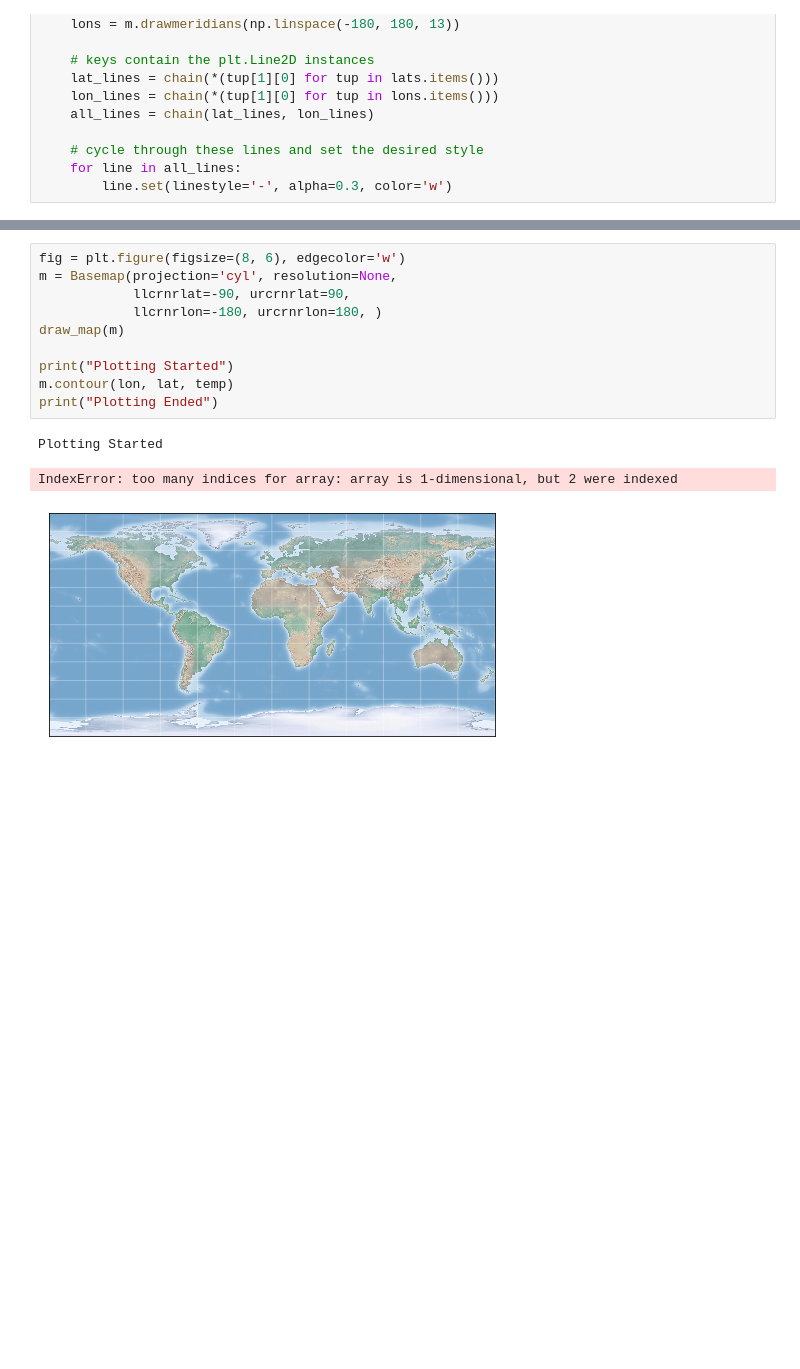
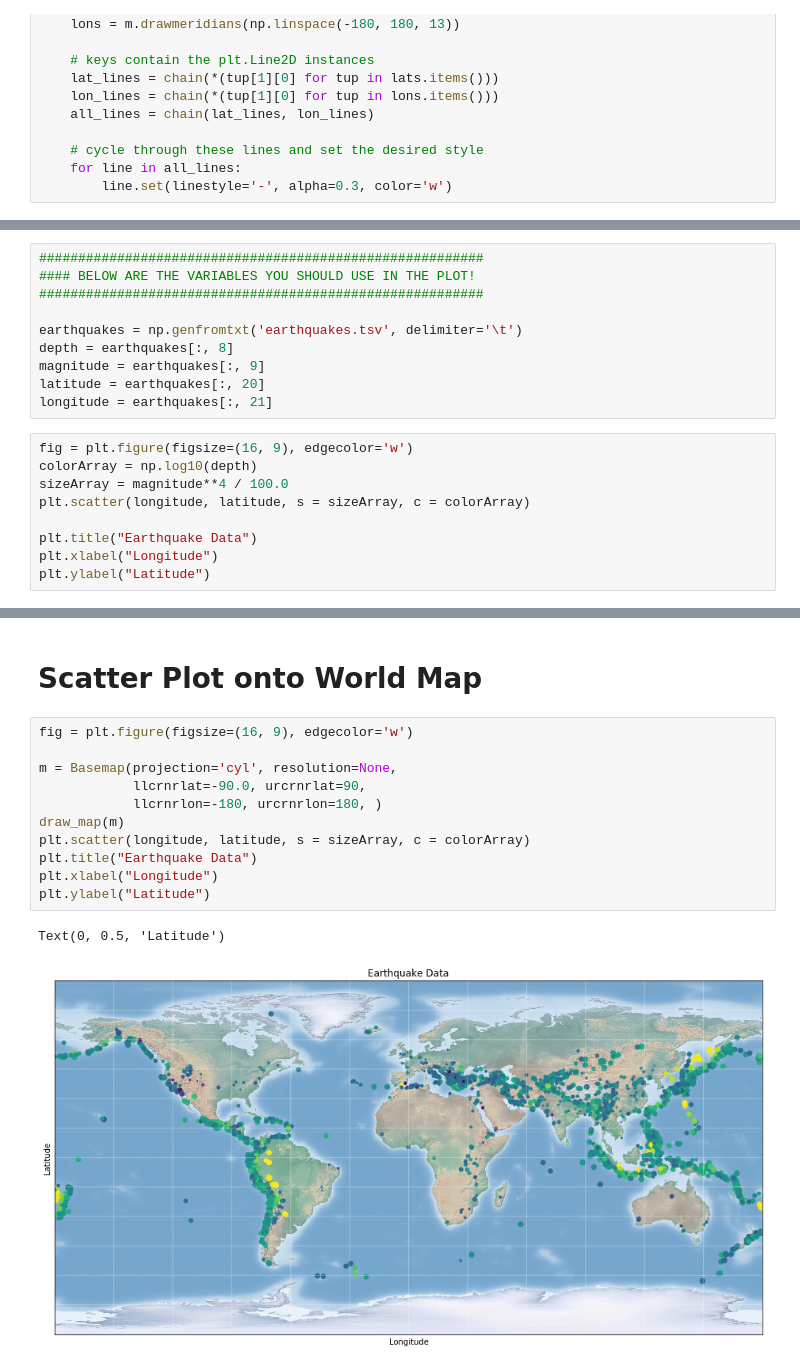
Before and after one commit to philipc2/CDDS-Python, a Jupyter notebook: Earth and Environmental Data Science Tutorial/Matplotlib .ipynb, the cells around one changed output, grey strips where cells are left out. Drawn from its saved outputs; the diff is of its cells as text; blank space fills up the shorter version.

Commit message:
Finished most of Matplotlib and started Pandas

```diff
--- a/Earth and Environmental Data Science Tutorial/Matplotlib .ipynb
+++ b/Earth and Environmental Data Science Tutorial/Matplotlib .ipynb
@@ -134,0 +180,19 @@ def draw_map(m, scale=0.2):
+# %%
+#########################################################
+#### BELOW ARE THE VARIABLES YOU SHOULD USE IN THE PLOT!
+#########################################################
+
+earthquakes = np.genfromtxt('earthquakes.tsv', delimiter='\t')
+depth = earthquakes[:, 8]
+magnitude = earthquakes[:, 9]
+latitude = earthquakes[:, 20]
+longitude = earthquakes[:, 21]
+# %%
+fig = plt.figure(figsize=(16, 9), edgecolor='w')
+colorArray = np.log10(depth)
+sizeArray = magnitude**4 / 100.0
+plt.scatter(longitude, latitude, s = sizeArray, c = colorArray)
+
+plt.title("Earthquake Data")
+plt.xlabel("Longitude")
+plt.ylabel("Latitude")
@@ -135,14 +202,16 @@ def draw_map(m, scale=0.2):
+# %% [markdown]
+# Scatter Plot onto World Map
 # %%
-fig = plt.figure(figsize=(8, 6), edgecolor='w')
+fig = plt.figure(figsize=(16, 9), edgecolor='w')
+
 m = Basemap(projection='cyl', resolution=None,
-            llcrnrlat=-90, urcrnrlat=90,
+            llcrnrlat=-90.0, urcrnrlat=90,
             llcrnrlon=-180, urcrnrlon=180, )
 draw_map(m)
-
-print("Plotting Started")
-m.contour(lon, lat, temp)
-print("Plotting Ended")
+plt.scatter(longitude, latitude, s = sizeArray, c = colorArray)
+plt.title("Earthquake Data")
+plt.xlabel("Longitude")
+plt.ylabel("Latitude")
 # %% [output]
-Plotting Started
+Text(0, 0.5, 'Latitude')
-IndexError: too many indices for array: array is 1-dimensional, but 2 were indexed
-[figure, old version]
+[figure, new version]
```
Also changed, not shown: parts of 7 cells of this notebook, 1 other file.
